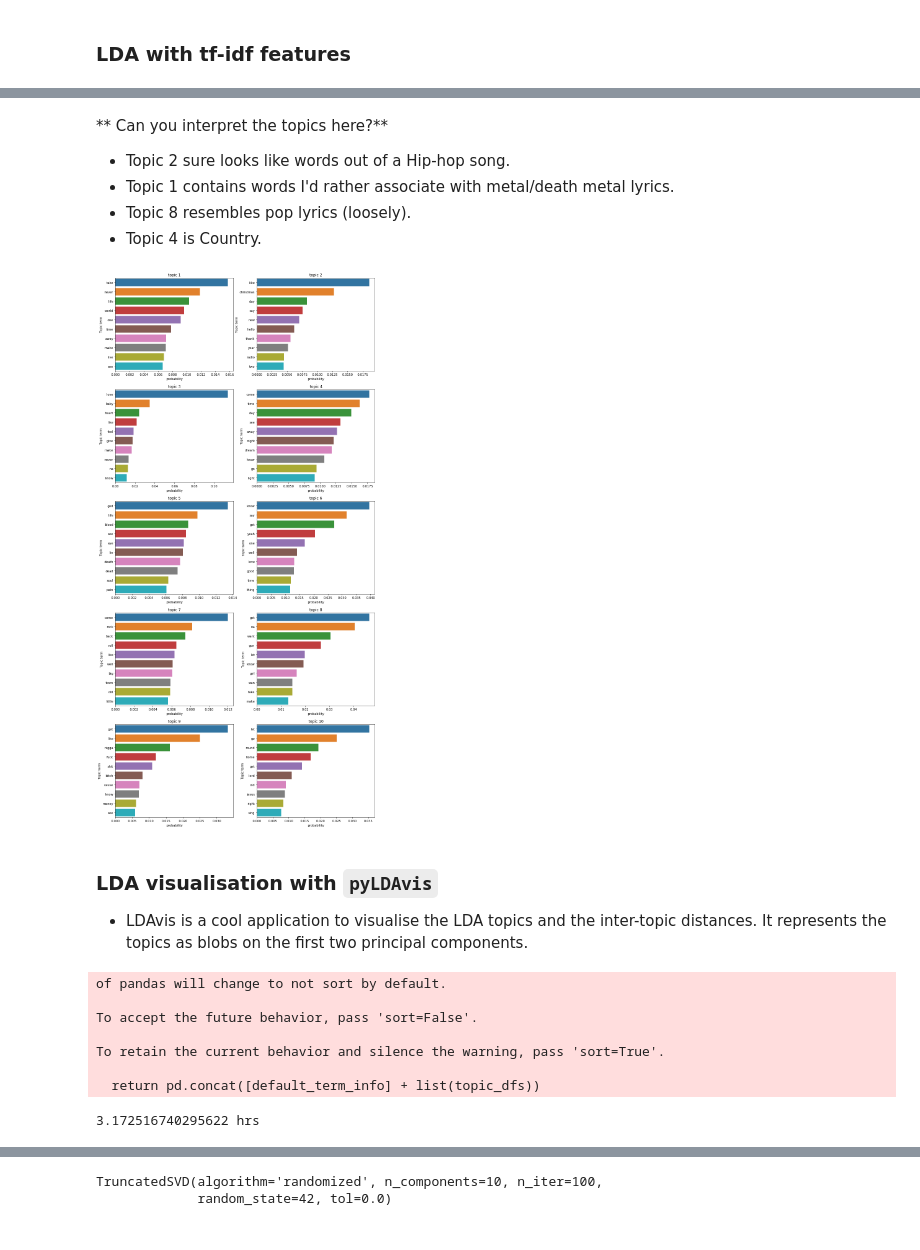
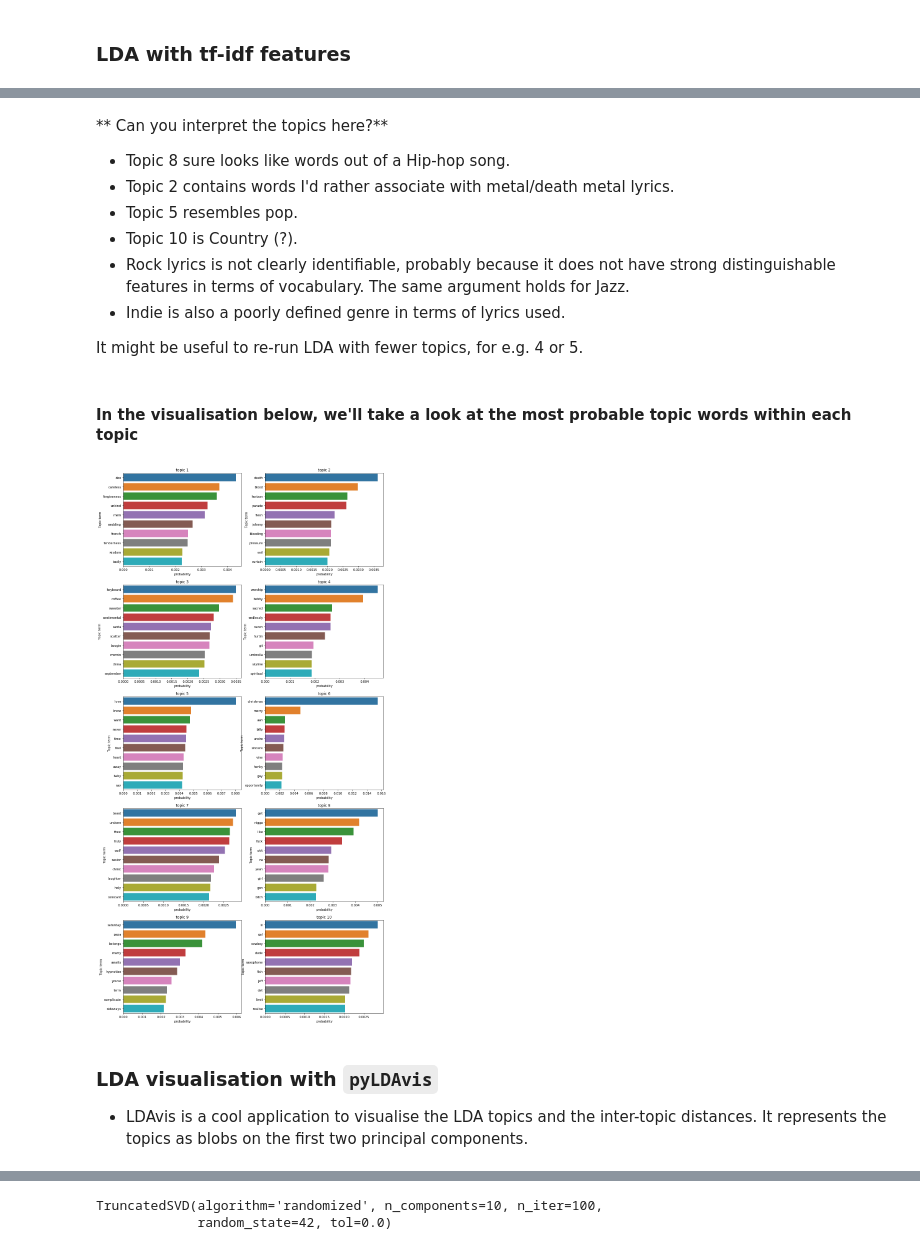
Before and after one commit to dsanyal/Lyrics_classifier, a Jupyter notebook: classifer.ipynb, the cells around one changed output, grey strips where cells are left out. Cells and saved outputs as stored; diff of their text form; code cells hidden in the pictures.

```diff
--- a/classifer.ipynb
+++ b/classifer.ipynb
@@ -186,7 +199,7 @@ data = data.loc[data['english_lyrics']==1, :].reset_index(drop=True)
 # %%
 #from polyglot.detect import Detector
 # %%
-stop_words = set(stopwords.words('english')).union(set(stopwords.words('german'))).union(set(stopwords.words('spanish'))).union(set(stopwords.words('french')))
+stop_words = set(stopwords.words('english'))
 lemmatizer = WordNetLemmatizer()
 tokenizer = RegexpTokenizer(r'([a-zA-Z]+)')
 
@@ -208,7 +221,6 @@ def preprocess_text(lyrics):
     '''
     words = [word for word in tokenizer.tokenize(lyrics.lower()) if not word in stop_words]  # convert to lowercase and remove stopwords
     clean_words = [word for word in words if len(word)>2]
-#    clean_words = [word for word in words if word not in punctuation_set] #remove puntuations
     lemmatized_lyrics = ' '.join([lemmatizer.lemmatize(word,pos= get_wordnet_pos(word)) for word in clean_words]) ## lemmatization
     return lemmatized_lyrics
 # %% [markdown]
@@ -321,20 +347,26 @@ show_topics(lda_tfidf,num_topics=10)
 # %% [markdown]
 ** Can you interpret the topics here?**
-- Topic 2 sure looks like words out of a Hip-hop song.
-- Topic 1 contains words I'd rather associate with metal/death metal lyrics.
-- Topic 8 resembles pop lyrics (loosely).
-- Topic 4 is Country.
+- Topic 8 sure looks like words out of a Hip-hop song.
+- Topic 2 contains words I'd rather associate with metal/death metal lyrics.
+- Topic 5 resembles pop.
+- Topic 10 is Country (?).
+- Rock lyrics is not clearly identifiable, probably because it does not have strong distinguishable features in terms of vocabulary. The same argument holds for Jazz.
+- Indie is also a poorly defined genre in terms of lyrics used.
+
+It might be useful to re-run LDA with fewer topics, for e.g. 4 or 5.
+# %% [markdown]
+#### In the visualisation below, we'll take a look at the most probable topic words within each topic
 # %%
 fig=plt.figure(figsize=(15,32))
 for i in range(num_topics):
-    df=pd.DataFrame(lda.show_topic(i), columns=['term','prob']).set_index('term')
+    df=pd.DataFrame(lda_tfidf.show_topic(i), columns=['term','prob']).set_index('term')
     plt.subplot(5,2,i+1)
     plt.title('topic '+str(i+1))
     sns.barplot(x='prob', y=df.index, data=df)
     plt.xlabel('probability')
     plt.ylabel('Topic term')
 # %% [output]
-[figure, old version]
+[figure, new version]
 # %% [markdown]
 ### LDA visualisation with `pyLDAvis`
 - LDAvis is a cool application to visualise the LDA topics and the inter-topic distances. It represents the topics as blobs on the first two principal components.
@@ -344,17 +376,8 @@ pyLDAvis.enable_notebook()
 import pyLDAvis.gensim
 # %%
 start = time.time()
-lda_display = pyLDAvis.gensim.prepare(lda, corpus, gensim_dict)
+lda_display = pyLDAvis.gensim.prepare(lda_tfidf, corpus_tfidf, gensim_dict)
 end = time.time()
 print((end-start)/3600,'hrs')
-# %% [output]
-of pandas will change to not sort by default.
-
-To accept the future behavior, pass 'sort=False'.
-
-To retain the current behavior and silence the warning, pass 'sort=True'.
-
-  return pd.concat([default_term_info] + list(topic_dfs))
-3.172516740295622 hrs
 # %%
 pyLDAvis.display(lda_display)
```
Also changed, not shown: parts of 66 cells of this notebook.
